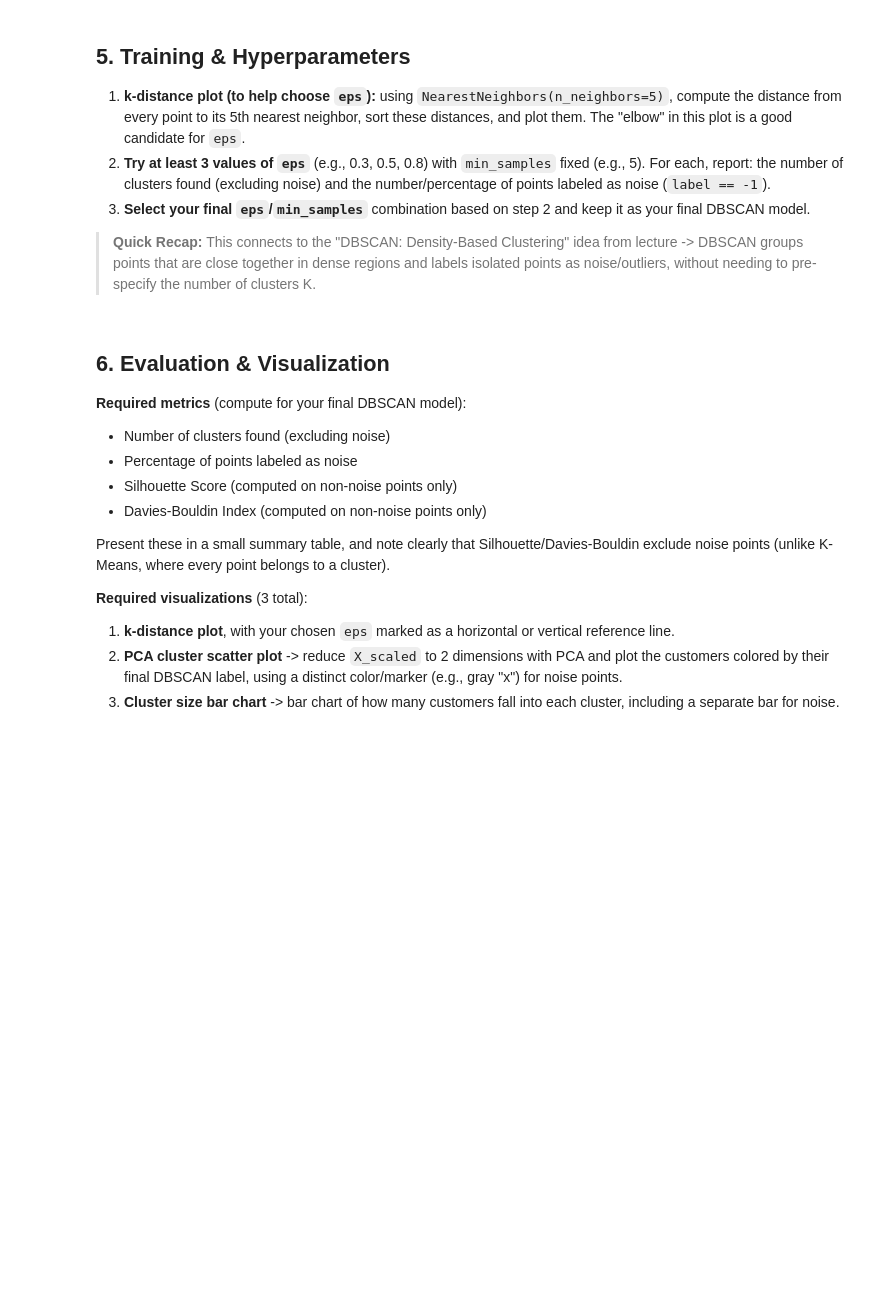
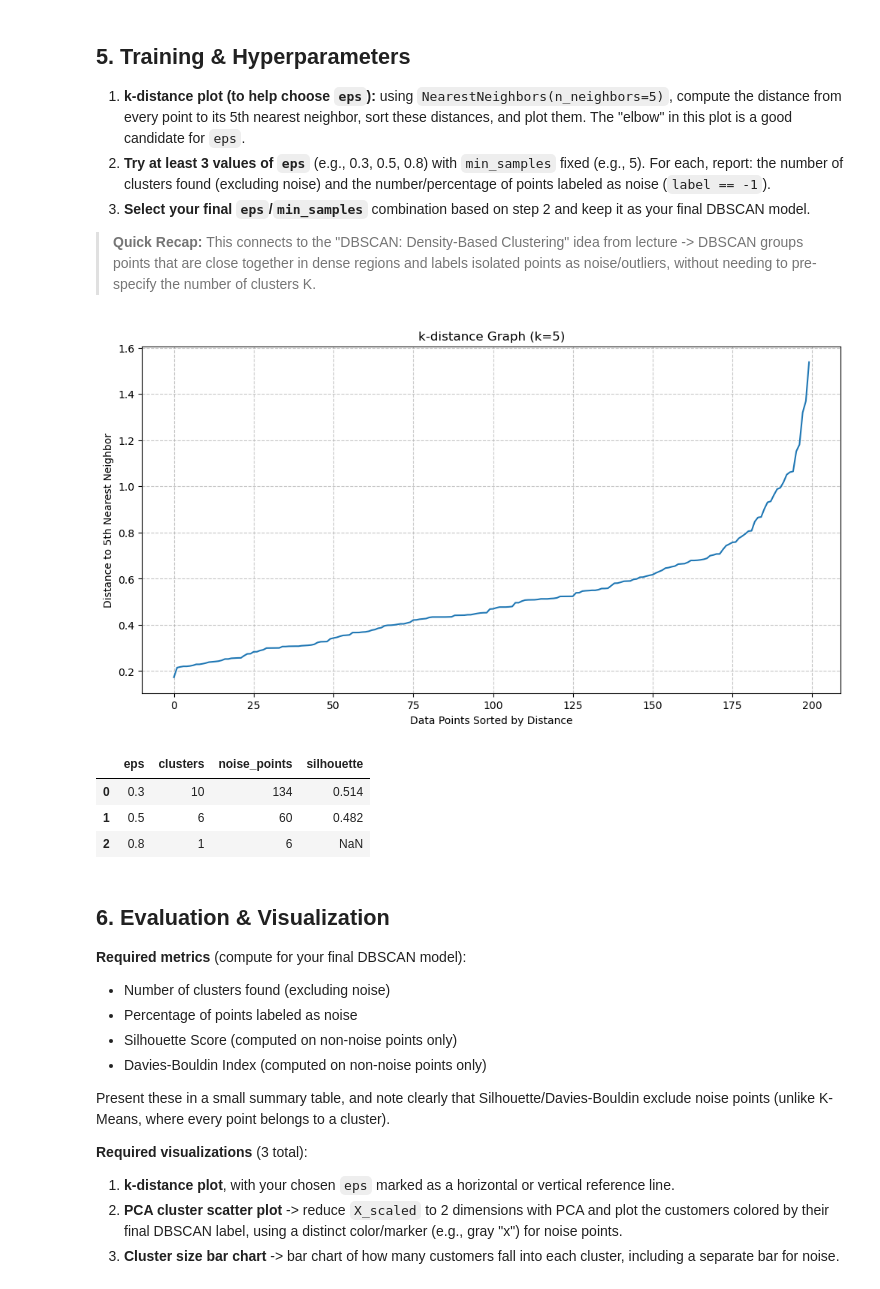
Before and after one commit to fredizenn/Statistics-and-Machine-Learning, a Jupyter notebook: Week-4/Lab-Assignments/02_DBSCAN_Clustering.ipynb, the cells around one changed output. Saved outputs shown, nothing was run; the diff lists cells and outputs as text; code cells hidden in the pictures; blank space fills up the shorter version.

Commit message:
DBSCAN Completed

```diff
--- a/Week-4/Lab-Assignments/02_DBSCAN_Clustering.ipynb
+++ b/Week-4/Lab-Assignments/02_DBSCAN_Clustering.ipynb
@@ -76,3 +135,43 @@ sklearn.metrics (silhouette_score, davies_bouldin_score)
 3. **Select your final `eps`/`min_samples`** combination based on step 2 and keep it as your final DBSCAN model.
 
 > **Quick Recap:** This connects to the "DBSCAN: Density-Based Clustering" idea from lecture -> DBSCAN groups points that are close together in dense regions and labels isolated points as noise/outliers, without needing to pre-specify the number of clusters K.
+# %%
+n_neighbors = 5
+neigh = NearestNeighbors(n_neighbors=n_neighbors)
+neigh.fit(X_scaled)
+distances, indices = neigh.kneighbors(X_scaled)
+k_distances = np.sort(distances[:, n_neighbors-1], axis=0)
+plt.figure(figsize=(12, 6))
+plt.plot(k_distances)
+plt.title(f'k-distance Graph (k={n_neighbors})')
+plt.xlabel('Data Points Sorted by Distance')
+plt.ylabel(f'Distance to {n_neighbors}th Nearest Neighbor')
+plt.grid(True, linestyle='--', alpha=0.7)
+plt.show()
+# %% [output]
+[figure, added]
+# %%
+def run_dbscan(eps, min_samples=5):
+    model = DBSCAN(eps=eps, min_samples=min_samples)
+    labels = model.fit_predict(X_scaled)
+    n_clusters = len(set(labels)) - (1 if -1 in labels else 0)
+    n_noise = int((labels == -1).sum())
+    sil = np.nan
+    if n_clusters > 1:
+        mask = labels != -1
+        if mask.sum() > 1 and len(np.unique(labels[mask])) > 1:
+            sil = silhouette_score(X_scaled[mask], labels[mask])
+    return labels, n_clusters, n_noise, sil
+
+eps_values = [0.3, 0.5, 0.8]
+db_rows = []
+for eps in eps_values:
+    labels, n_cl, n_noise, sil = run_dbscan(eps)
+    db_rows.append({'eps': eps, 'clusters': n_cl, 'noise_points': n_noise, 'silhouette': sil})
+dbscan_summary = pd.DataFrame(db_rows)
+display(dbscan_summary.round(3))
+# %% [output]
+|  | eps | clusters | noise_points | silhouette |
+| 0 | 0.3 | 10 | 134 | 0.514 |
+| 1 | 0.5 | 6 | 60 | 0.482 |
+| 2 | 0.8 | 1 | 6 | NaN |
```
Also changed, not shown: parts of 9 cells of this notebook.
